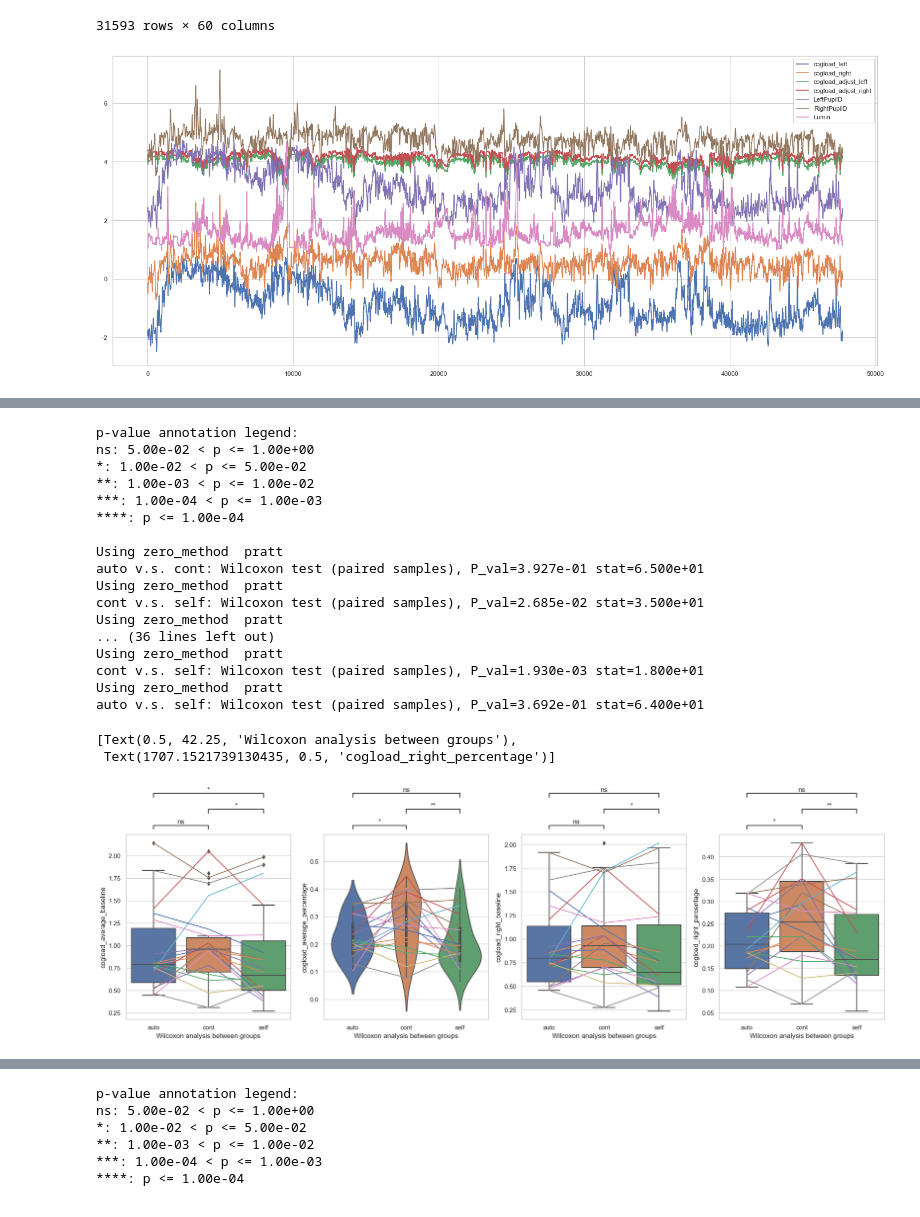
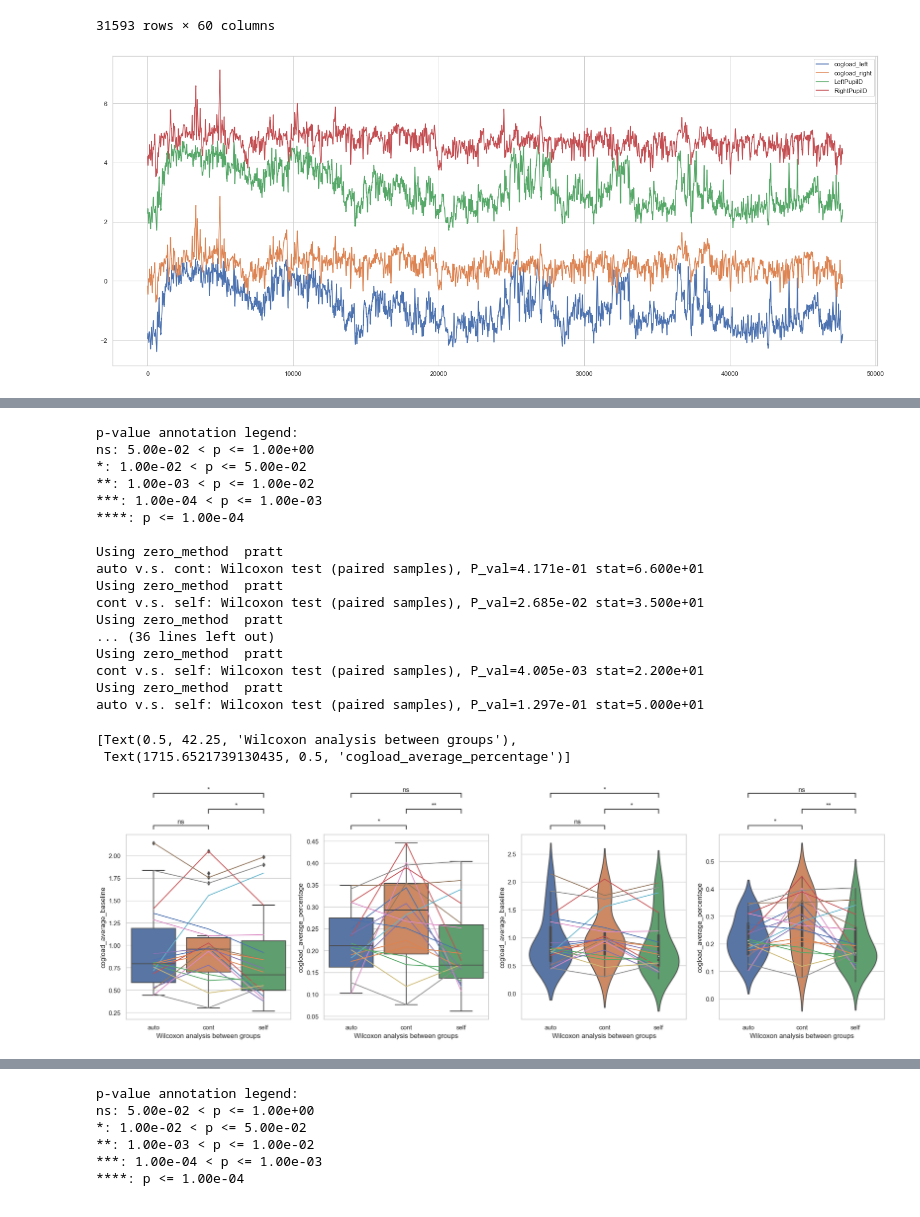
Before and after one commit to Tianyu-Zhou/NIST_Way_Finding, a Jupyter notebook: nist.ipynb, the cells around one changed output, grey strips where cells are left out. Drawn from its saved outputs; the diff is of its cells as text; code cells hidden in the pictures.

```diff
--- a/nist.ipynb
+++ b/nist.ipynb
@@ -36,7 +36,7 @@ def read_data(path):
             t['LeftPupilD'][t['LeftPupilD']<0] = np.nan
             t['RightPupilD'][t['RightPupilD']<0] = np.nan
             t[['LeftPupilD','RightPupilD']] = t[['LeftPupilD','RightPupilD']].interpolate(method='linear',axis=0,limit_direction ='both')
-            t = SG_fil(t,91,['LeftPupilD','RightPupilD'])
+            t = SG_fil(t,91,['LeftPupilD','RightPupilD','Lumin'])
 
             (t[['cogload_adjust_left']], t[['cogload_adjust_right']]) = lumin2cogload(t[['Lumin']])
             t[['cogload_left']] = t[['LeftPupilD']].values - t[['cogload_adjust_left']].values
@@ -186,11 +186,11 @@ n = 19
 plt.figure(figsize=(24,10))
 plt.plot(data_raw[n]["cogload_left"],label='cogload_left')
 plt.plot(data_raw[n]["cogload_right"],label='cogload_right')
-plt.plot(data_raw[n]["cogload_adjust_left"],label='cogload_adjust_left')
-plt.plot(data_raw[n]["cogload_adjust_right"],label='cogload_adjust_right')
+# plt.plot(data_raw[n]["cogload_adjust_left"],label='cogload_adjust_left')
+# plt.plot(data_raw[n]["cogload_adjust_right"],label='cogload_adjust_right')
 plt.plot(data_raw[n]["LeftPupilD"],label='LeftPupilD')
 plt.plot(data_raw[n]["RightPupilD"],label='RightPupilD')
-plt.plot(data_raw[n]["Lumin"]*50,label='Lumin')
+# plt.plot(data_raw[n]["Lumin"]*50,label='Lumin')
 # plt.plot(data_raw[n]["cogload_left_baseline"],label='cogload_left_baseline')
 # plt.plot(data_raw[n]["cogload_right_baseline"],label='cogload_right_baseline')
 # plt.plot(data_raw[n]["cogload_left_percentage"],label='cogload_left_percentage')
@@ -198,7 +198,7 @@ plt.plot(data_raw[n]["Lumin"]*50,label='Lumin')
 plt.legend()
 plt.show()
 # %% [output]
-[figure, old version]
+[figure, new version]
 # %%
 test_normality(data_raw)
 # %%
@@ -255,7 +255,7 @@ axes[0].set(xlabel = method + ' analysis between groups', ylabel=y)
 
 # y = "cogload_left_percentage"
 y = "cogload_average_percentage"
-axes[1] = sns.violinplot(ax = axes[1],data=data, x=x, y=y,order=order,)
+axes[1] = sns.boxplot(ax = axes[1],data=data, x=x, y=y,order=order,)
 for i in range(0,len(data_pairwise),3):
    axes[1].plot([data_analysis[[y]].values.ravel()[i],data_analysis[[y]].values.ravel()[i+1],data_analysis[[y]].values.ravel()[i+2]])
 test_results = add_stat_annotation(ax=axes[1], data=data, x=x, y=y,
@@ -270,8 +270,9 @@ test_results = add_stat_annotation(ax=axes[1], data=data, x=x, y=y,
                                  )
 axes[1].set(xlabel = method + ' analysis between groups', ylabel=y)
 
-y = "cogload_right_baseline"
-axes[2] = sns.boxplot(ax = axes[2],data=data, x=x, y=y,order=order,)
+y = 'cogload_average_baseline'
+# y = "cogload_right_baseline"
+axes[2] = sns.violinplot(ax = axes[2],data=data, x=x, y=y,order=order,)
 for i in range(0,len(data_pairwise),3):
    axes[2].plot([data_analysis[[y]].values.ravel()[i],data_analysis[[y]].values.ravel()[i+1],data_analysis[[y]].values.ravel()[i+2]])
 test_results = add_stat_annotation(ax=axes[2], data=data, x=x, y=y,
@@ -286,42 +287,43 @@ test_results = add_stat_annotation(ax=axes[2], data=data, x=x, y=y,
                                  )
 axes[2].set(xlabel = method + ' analysis between groups', ylabel=y)
 
-y = "cogload_right_percentage"
-axes[3] = sns.boxplot(ax = axes[3],data=data, x=x, y=y,order=order,)
+# y = "cogload_right_percentage"
+y = "cogload_average_percentage"
+axes[3] = sns.violinplot(ax = axes[3],data=data, x=x, y=y,order=order,)
 for i in range(0,len(data_pairwise),3):
    axes[3].plot([data_analysis[[y]].values.ravel()[i],data_analysis[[y]].values.ravel()[i+1],data_analysis[[y]].values.ravel()[i+2]])
 test_results = add_stat_annotation(ax=axes[3], data=data, x=x, y=y,
                                  box_pairs=[
                                           (order[0], order[1]),
                                           (order[0], order[2]),
                                           (order[1], order[2]),
                                           ],
                                  test=method,
                                  comparisons_correction=None,
                                  text_format='star', loc='outside', verbose=1,
                                  )
 axes[3].set(xlabel = method + ' analysis between groups', ylabel=y)
 # %% [output]
 p-value annotation legend:
 ns: 5.00e-02 < p <= 1.00e+00
 *: 1.00e-02 < p <= 5.00e-02
 **: 1.00e-03 < p <= 1.00e-02
 ***: 1.00e-04 < p <= 1.00e-03
 ****: p <= 1.00e-04
 
 Using zero_method  pratt
-auto v.s. cont: Wilcoxon test (paired samples), P_val=3.927e-01 stat=6.500e+01
+auto v.s. cont: Wilcoxon test (paired samples), P_val=4.171e-01 stat=6.600e+01
 Using zero_method  pratt
 cont v.s. self: Wilcoxon test (paired samples), P_val=2.685e-02 stat=3.500e+01
 Using zero_method  pratt
 ... (36 lines left out)
 Using zero_method  pratt
-cont v.s. self: Wilcoxon test (paired samples), P_val=1.930e-03 stat=1.800e+01
+cont v.s. self: Wilcoxon test (paired samples), P_val=4.005e-03 stat=2.200e+01
 Using zero_method  pratt
-auto v.s. self: Wilcoxon test (paired samples), P_val=3.692e-01 stat=6.400e+01
+auto v.s. self: Wilcoxon test (paired samples), P_val=1.297e-01 stat=5.000e+01
 [Text(0.5, 42.25, 'Wilcoxon analysis between groups'),
- Text(1707.1521739130435, 0.5, 'cogload_right_percentage')]
+ Text(1715.6521739130435, 0.5, 'cogload_average_percentage')]
-[figure, old version]
+[figure, new version]
 # %%
 ### sample from raw data
 rate = 20
```
